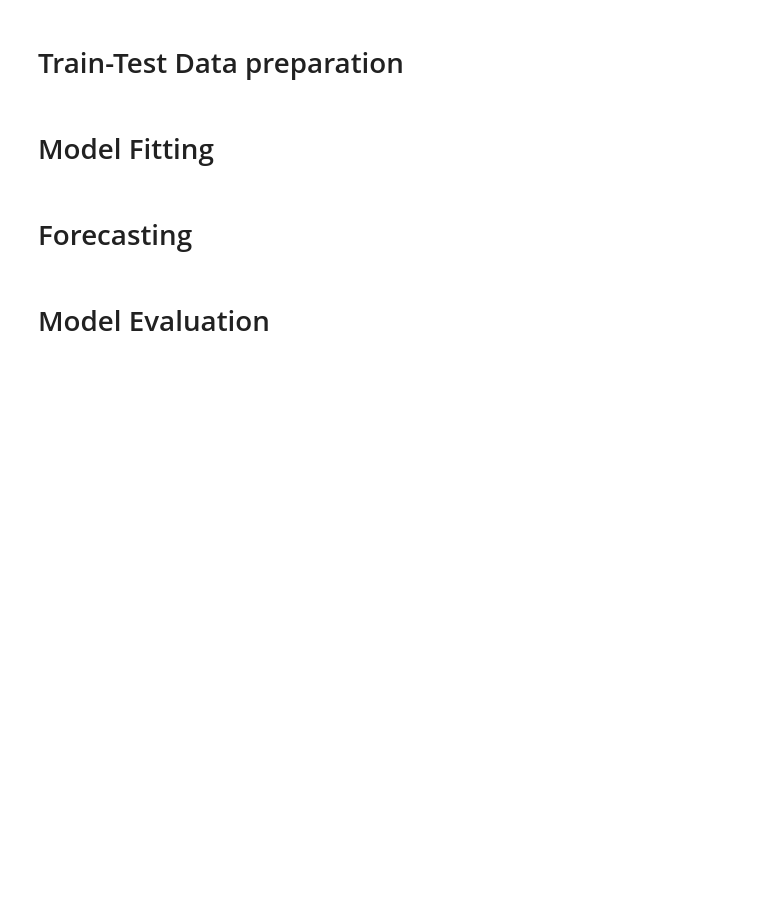
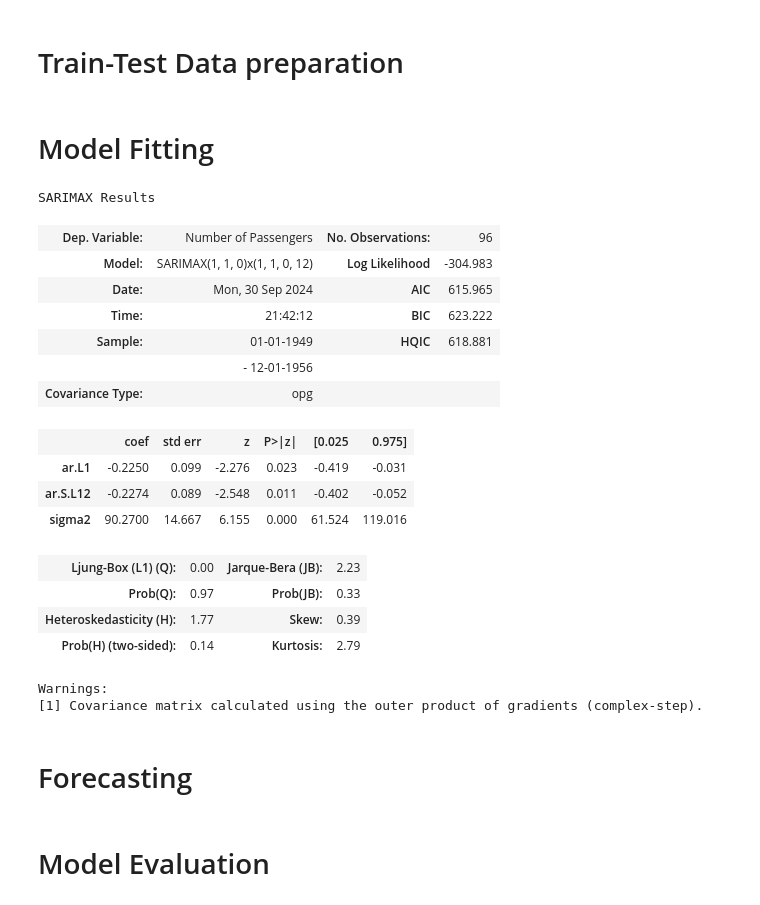
Before and after one commit to saedn/Air-Passengers, a Jupyter notebook: air_passenger_tsa.ipynb, the cells around one changed output. Saved outputs shown, nothing was run; the diff lists cells and outputs as text; code cells hidden in the pictures; blank space fills up the shorter version.

```diff
--- a/air_passenger_tsa.ipynb
+++ b/air_passenger_tsa.ipynb
@@ -266,22 +256,37 @@ train_data, test_data = air_passengers [air_passengers.index < '1957-01-01'], ai
 # %%
 """
 Since the air passenger time series exhibits seasonality, we will use SARIMAX to model the series
 as described above SARIMAX factors the non-seasonal (p,d,q) and seasonal orders (p,d,q,s)
 
-when the model fit to the training data with the p, q values determined above the model fails to estimate the starting parameters because the observation are small,
- so we will have to reduce the p and q values
- we can also estimate the optimal p, q value using auto_arima method
+when the SARIMAX model fitted to our training set with AR (p) and MA (q) terms, we noted that the model outputs coefs with high p values
+so we had to reduce the  the MA term to 0
 
-"""
-out_model = auto_arima(air_passengers,seasonal = True, m = 12, trace = True)
-
-# the automodel search shows that the optimal parameters for the train data is (1,1,0)(1,1,0)[12]
-
-
+The equation of our SARIMAX model can be written as yt = -0.2550 * yt-1 - 0.2274 * yt-12 + et
+ """
 
 
 model = SARIMAX (train_data, order = (1,1,0), seasonal_order = (1,1,0,12))
 model_fit = model.fit(disp = 0)
+model_fit.summary()
+# %% [output]
+SARIMAX Results
+| Dep. Variable: | Number of Passengers | No. Observations: | 96 |
+| Model: | SARIMAX(1, 1, 0)x(1, 1, 0, 12) | Log Likelihood | -304.983 |
+| Date: | Mon, 30 Sep 2024 | AIC | 615.965 |
+| Time: | 21:42:12 | BIC | 623.222 |
+| Sample: | 01-01-1949 | HQIC | 618.881 |
+|  | - 12-01-1956 |  |  |
+| Covariance Type: | opg |  |  |
+|  | coef | std err | z | P>|z| | [0.025 | 0.975] |
+| ar.L1 | -0.2250 | 0.099 | -2.276 | 0.023 | -0.419 | -0.031 |
+| ar.S.L12 | -0.2274 | 0.089 | -2.548 | 0.011 | -0.402 | -0.052 |
+| sigma2 | 90.2700 | 14.667 | 6.155 | 0.000 | 61.524 | 119.016 |
+| Ljung-Box (L1) (Q): | 0.00 | Jarque-Bera (JB): | 2.23 |
+| Prob(Q): | 0.97 | Prob(JB): | 0.33 |
+| Heteroskedasticity (H): | 1.77 | Skew: | 0.39 |
+| Prob(H) (two-sided): | 0.14 | Kurtosis: | 2.79 |
+Warnings:
+[1] Covariance matrix calculated using the outer product of gradients (complex-step).
 # %% [markdown]
 # Forecasting
 # %%
```
Also changed, not shown: parts of 11 cells of this notebook.
